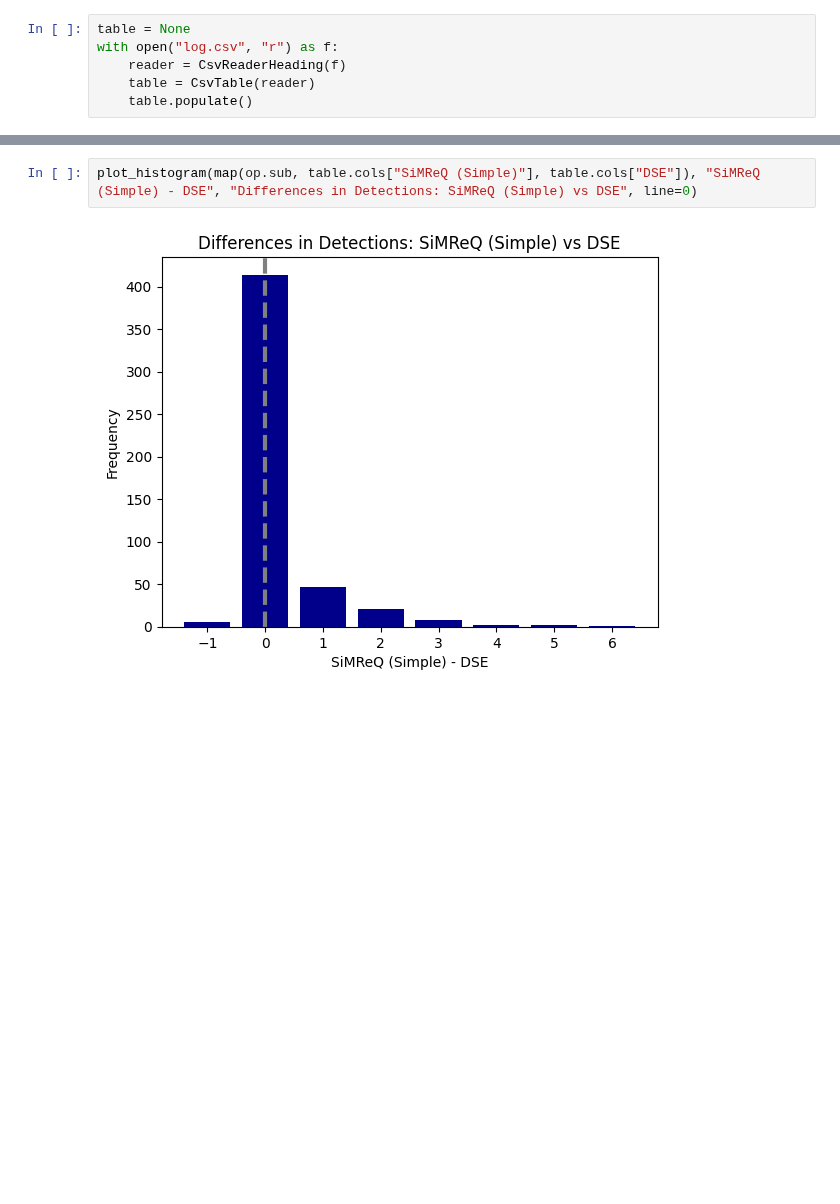
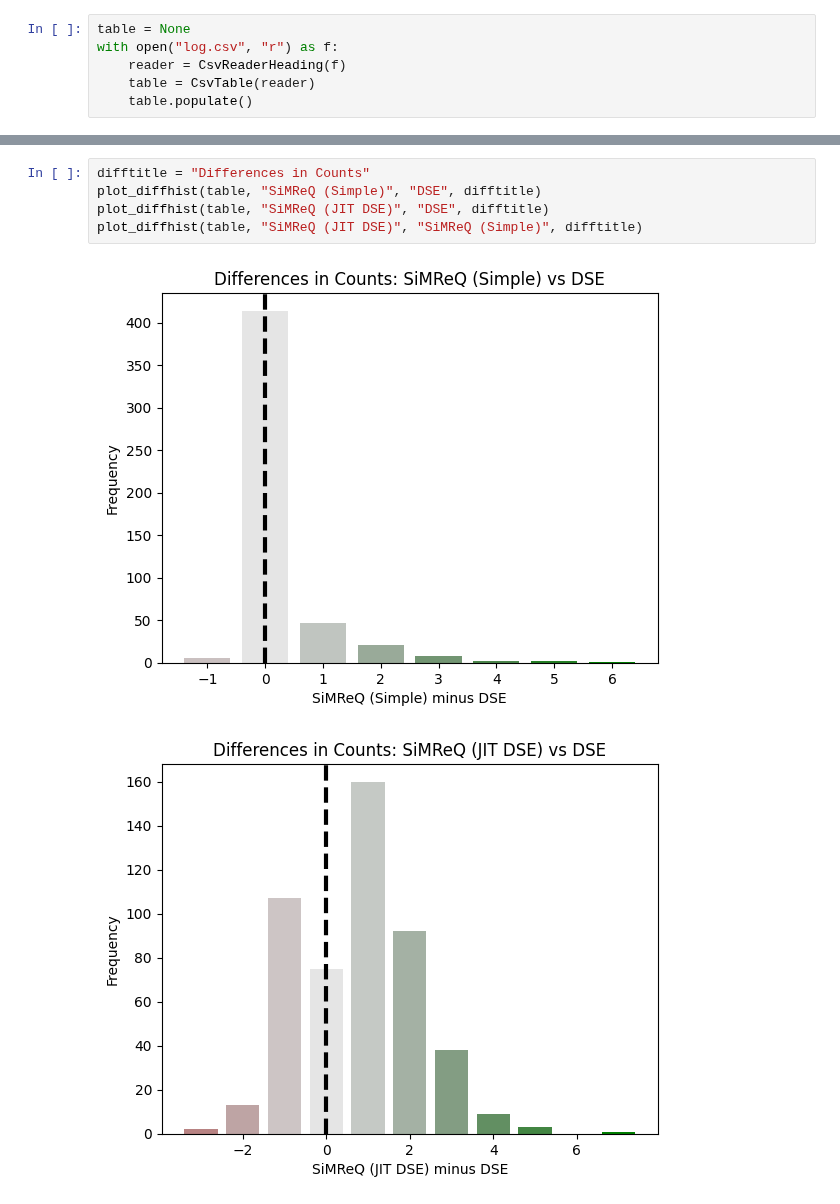
Before and after one commit to LostBitset/quiver_se, a Jupyter notebook: analysis/Analysis.ipynb, the cells around one changed output, grey strips where cells are left out. Drawn from its saved outputs; the diff is of its cells as text; blank space fills up the shorter version.

```diff
--- a/analysis/Analysis.ipynb
+++ b/analysis/Analysis.ipynb
@@ -63,4 +94,8 @@ def plot_histogram(x, xlabel, title, line=None):
 # %%
-plot_histogram(map(op.sub, table.cols["SiMReQ (Simple)"], table.cols["DSE"]), "SiMReQ (Simple) - DSE", "Differences in Detections: SiMReQ (Simple) vs DSE", line=0)
+difftitle = "Differences in Counts"
+plot_diffhist(table, "SiMReQ (Simple)", "DSE", difftitle)
+plot_diffhist(table, "SiMReQ (JIT DSE)", "DSE", difftitle)
+plot_diffhist(table, "SiMReQ (JIT DSE)", "SiMReQ (Simple)", difftitle)
 # %% [output]
-[figure, old version]
+[figure, new version]
+[figure, added]
```
Also changed, not shown: parts of 4 cells of this notebook.
